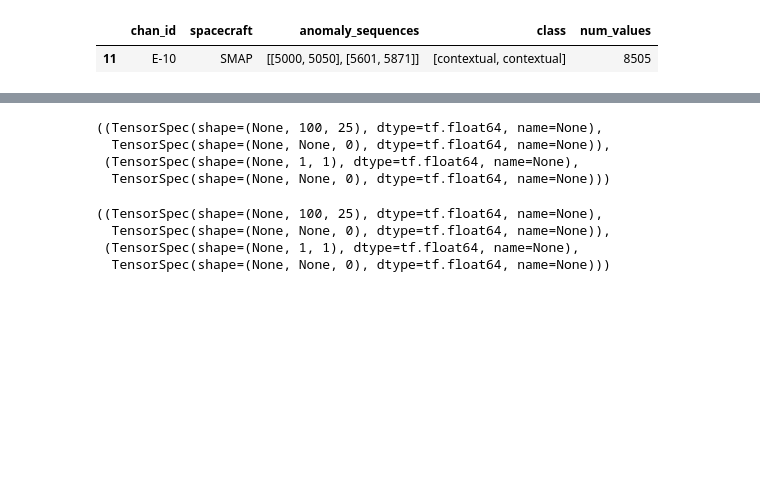
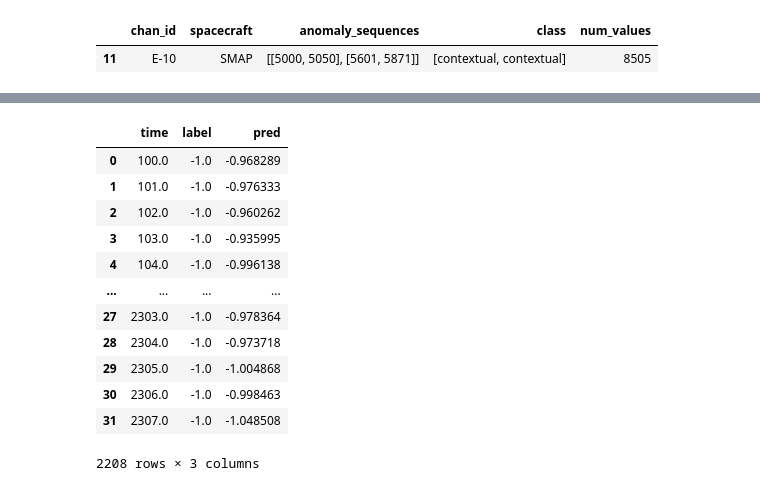
Before and after one commit to shelleygoel/THOC-Pytorch, a Jupyter notebook: khund_non_parametric.ipynb, the cells around one changed output, grey strips where cells are left out. Drawn from its saved outputs; the diff is of its cells as text; code cells hidden in the pictures; blank space fills up the shorter version.

Commit message:
predictions on test dataset and visualize

```diff
--- a/khund_non_parametric.ipynb
+++ b/khund_non_parametric.ipynb
@@ -100,6 +100,7 @@ def create_dataset_from_dataframe(
     input_width: int,
     label_width: int,
     label_offset: int,
+    batch_size: int = 32,
 ) -> tf.data.Dataset:
     total_width = input_width + label_offset + label_width - 1
     label_start = input_width + label_offset - 1
@@ -115,7 +116,7 @@ def create_dataset_from_dataframe(
         targets=None,
         sequence_length=total_width,
         sequence_stride=1,
-        batch_size=32,
+        batch_size=batch_size,
         shuffle=False,
     )
 
@@ -137,6 +138,8 @@ def create_dataset_from_dataframe(
         )
         input.set_shape([None, input_width, len(feature_column_index)])
         label.set_shape([None, label_width, len(label_column_index)])
+        input_time.set_shape([None, input_width, 1])
+        label_time.set_shape([None, label_width, 1])
 
         # print(input_time.shape)
         # input_time.set_shape([None, input_width, 1])
@@ -146,7 +149,7 @@ def create_dataset_from_dataframe(
 
     return data.map(split_dataset)
 
-
+df["time"] = df.index
 input_feature_columns = [col for col in df.columns if col != "time"]
 input_width = 100
 label_column = 0
@@ -158,3 +161,4 @@ train_dataset = create_dataset_from_dataframe(
 train_size = int(0.8 * len(train_dataset))
 val_data = train_dataset.skip(train_size)
 train_data = train_dataset.take(train_size)
+train_dataset.element_spec
@@ -168,2 +256,18 @@ train_dataset.element_spec
+# %%
+def get_batch_predictions(test_dataset: tf.data.Dataset) -> pd.DataFrame:
+    test_pred_df_list = []
+
+    for batch in test_dataset:
+        (test_features, test_features_time), (test_labels, test_labels_time) = batch
+        y_test_pred = my_model(test_features)
+        df_test_pred = pd.DataFrame({
+            'time': test_labels_time.numpy().reshape((-1)),
+            'label': test_labels.numpy().reshape((-1)),
+            'pred': y_test_pred.numpy().reshape((-1)),
+        })
+        test_pred_df_list.append(df_test_pred)
+
+    test_pred_df = pd.concat(test_pred_df_list)
+    return test_pred_df
 # %%
 
@@ -310,14 +280,0 @@ td = next(iter(test_dataset.take(1)))
-# %%
-test_dataset.element_spec
-# %% [output]
-((TensorSpec(shape=(None, 100, 25), dtype=tf.float64, name=None),
-  TensorSpec(shape=(None, None, 0), dtype=tf.float64, name=None)),
- (TensorSpec(shape=(None, 1, 1), dtype=tf.float64, name=None),
-  TensorSpec(shape=(None, None, 0), dtype=tf.float64, name=None)))
-# %%
-train_data.take(1).element_spec
-# %% [output]
-((TensorSpec(shape=(None, 100, 25), dtype=tf.float64, name=None),
-  TensorSpec(shape=(None, None, 0), dtype=tf.float64, name=None)),
- (TensorSpec(shape=(None, 1, 1), dtype=tf.float64, name=None),
-  TensorSpec(shape=(None, None, 0), dtype=tf.float64, name=None)))
@@ -323,0 +287,21 @@ train_data.take(1).element_spec
+# %%
+train_pred_df = get_batch_predictions(train_data)
+fig = go.Figure()
+fig.add_trace(go.Scatter(x=train_pred_df["time"], y=train_pred_df["pred"], mode='markers', name='pred'))
+fig.add_trace(go.Scatter(x=train_pred_df["time"], y=train_pred_df["label"], mode='markers+lines', name='actual'))
+# %%
+train_pred_df
+# %% [output]
+|  | time | label | pred |
+| 0 | 100.0 | -1.0 | -0.968289 |
+| 1 | 101.0 | -1.0 | -0.976333 |
+| 2 | 102.0 | -1.0 | -0.960262 |
+| 3 | 103.0 | -1.0 | -0.935995 |
+| 4 | 104.0 | -1.0 | -0.996138 |
+| ... | ... | ... | ... |
+| 27 | 2303.0 | -1.0 | -0.978364 |
+| 28 | 2304.0 | -1.0 | -0.973718 |
+| 29 | 2305.0 | -1.0 | -1.004868 |
+| 30 | 2306.0 | -1.0 | -0.998463 |
+| 31 | 2307.0 | -1.0 | -1.048508 |
+2208 rows × 3 columns
```
Also changed, not shown: parts of 11 cells of this notebook.
